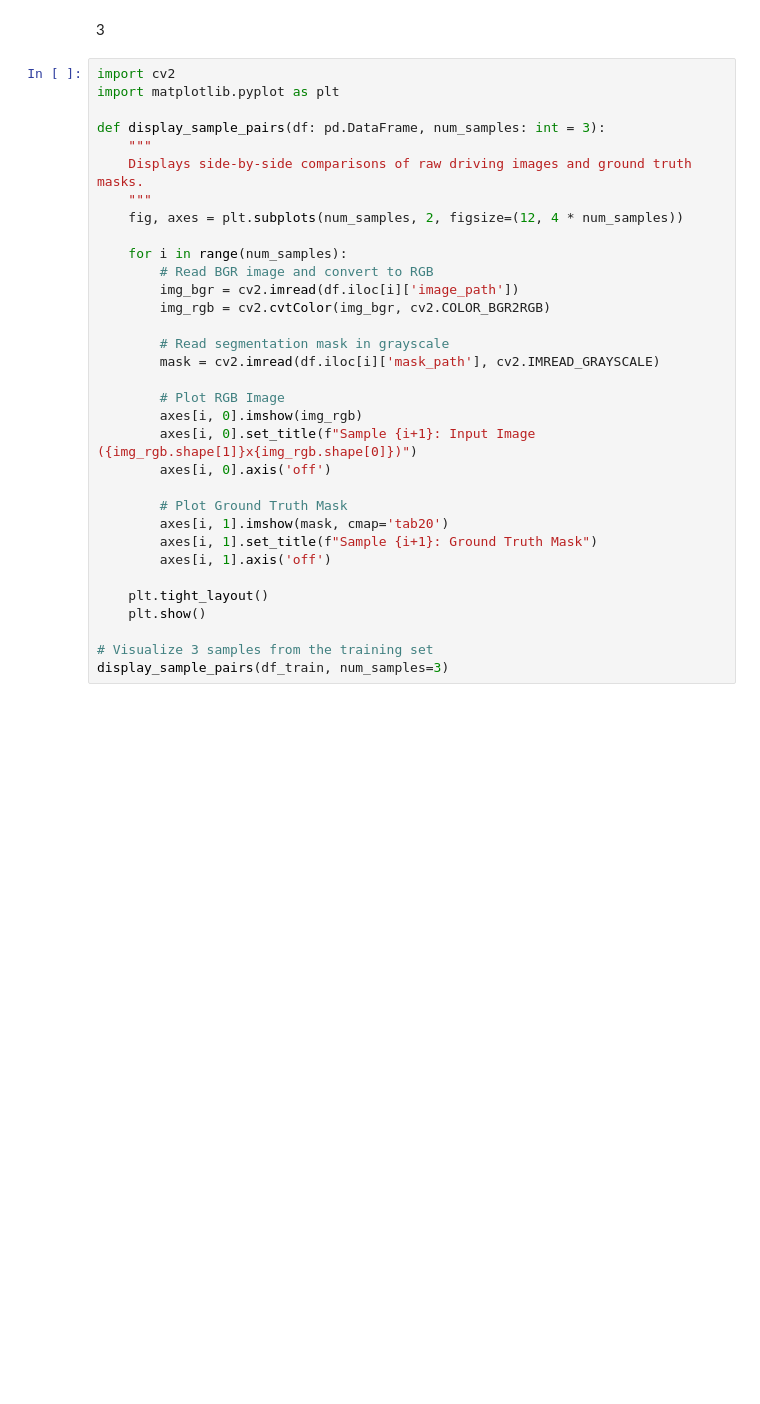
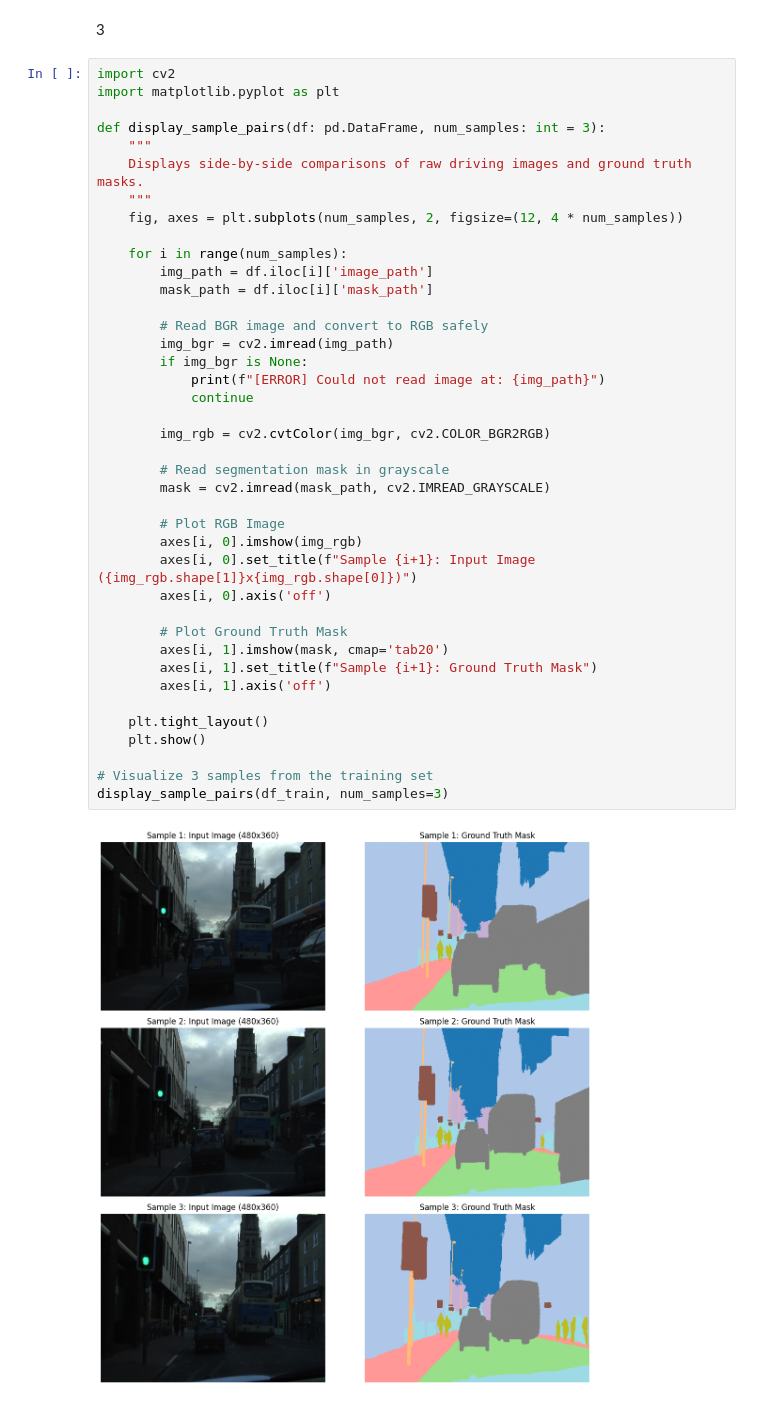
Before and after one commit to hugolo000/DigitalImage_PROJECT, a Jupyter notebook: notebooks/01_data_extraction_and_eda.ipynb, the cells around one changed output. Saved outputs shown, nothing was run; the diff lists cells and outputs as text; blank space fills up the shorter version.

```diff
--- a/notebooks/01_data_extraction_and_eda.ipynb
+++ b/notebooks/01_data_extraction_and_eda.ipynb
@@ -75,33 +96,42 @@ print(f" - Testing samples: {len(df_test)}")
 # %%
 import cv2
 import matplotlib.pyplot as plt
 
 def display_sample_pairs(df: pd.DataFrame, num_samples: int = 3):
     """
     Displays side-by-side comparisons of raw driving images and ground truth masks.
     """
     fig, axes = plt.subplots(num_samples, 2, figsize=(12, 4 * num_samples))
 
     for i in range(num_samples):
-        # Read BGR image and convert to RGB
-        img_bgr = cv2.imread(df.iloc[i]['image_path'])
+        img_path = df.iloc[i]['image_path']
+        mask_path = df.iloc[i]['mask_path']
+
+        # Read BGR image and convert to RGB safely
+        img_bgr = cv2.imread(img_path)
+        if img_bgr is None:
+            print(f"[ERROR] Could not read image at: {img_path}")
+            continue
+
         img_rgb = cv2.cvtColor(img_bgr, cv2.COLOR_BGR2RGB)
 
         # Read segmentation mask in grayscale
-        mask = cv2.imread(df.iloc[i]['mask_path'], cv2.IMREAD_GRAYSCALE)
+        mask = cv2.imread(mask_path, cv2.IMREAD_GRAYSCALE)
 
         # Plot RGB Image
         axes[i, 0].imshow(img_rgb)
         axes[i, 0].set_title(f"Sample {i+1}: Input Image ({img_rgb.shape[1]}x{img_rgb.shape[0]})")
         axes[i, 0].axis('off')
 
         # Plot Ground Truth Mask
         axes[i, 1].imshow(mask, cmap='tab20')
         axes[i, 1].set_title(f"Sample {i+1}: Ground Truth Mask")
         axes[i, 1].axis('off')
 
     plt.tight_layout()
     plt.show()
 
 # Visualize 3 samples from the training set
 display_sample_pairs(df_train, num_samples=3)
+# %% [output]
+[figure, added]
```
Also changed, not shown: parts of 4 cells of this notebook.
